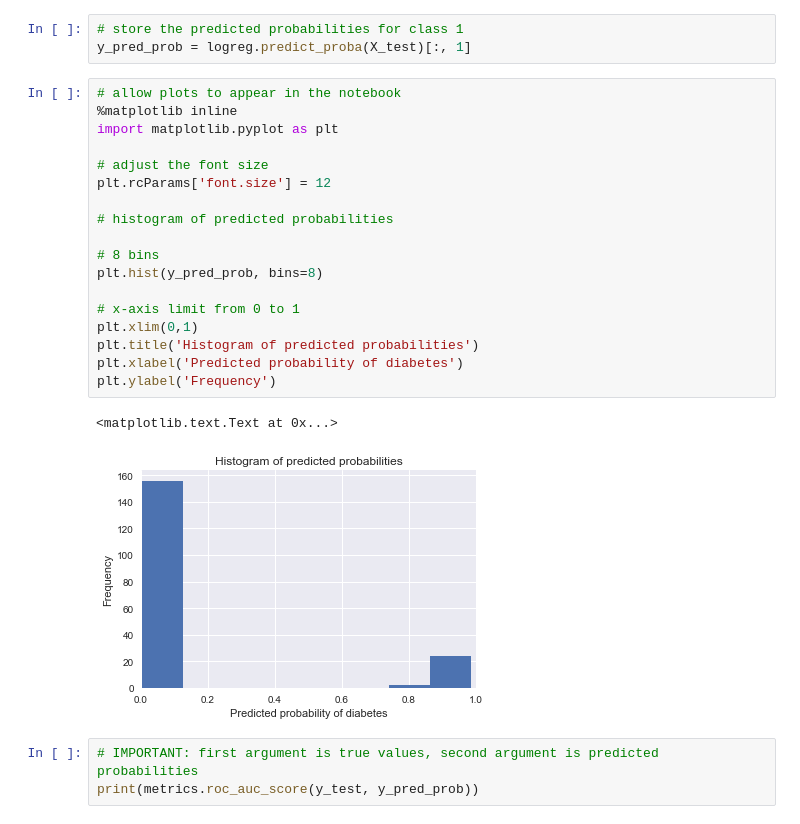
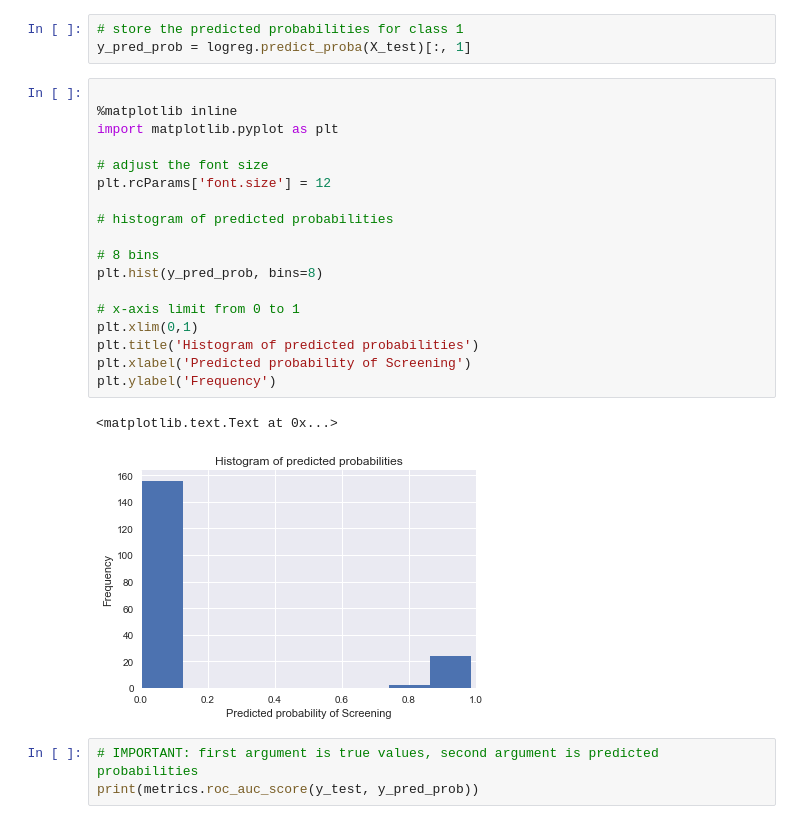
Before and after one commit to rvsaatvik/Predicting-Cervical-Cancer, a Jupyter notebook: Capstone2/Cleanup_Notebook.ipynb, the cells around one changed output. Drawn from its saved outputs; the diff is of its cells as text.

```diff
--- a/Capstone2/Cleanup_Notebook.ipynb
+++ b/Capstone2/Cleanup_Notebook.ipynb
@@ -352,26 +352,26 @@ array([0.01161379, 0.01186513, 0.02270825, 0.93006839, 0.01612933,
 # store the predicted probabilities for class 1
 y_pred_prob = logreg.predict_proba(X_test)[:, 1]
 # %%
-# allow plots to appear in the notebook
+
 %matplotlib inline
 import matplotlib.pyplot as plt
 
 # adjust the font size
 plt.rcParams['font.size'] = 12
 
 # histogram of predicted probabilities
 
 # 8 bins
 plt.hist(y_pred_prob, bins=8)
 
 # x-axis limit from 0 to 1
 plt.xlim(0,1)
 plt.title('Histogram of predicted probabilities')
-plt.xlabel('Predicted probability of diabetes')
+plt.xlabel('Predicted probability of Screening')
 plt.ylabel('Frequency')
 # %% [output]
 <matplotlib.text.Text at 0x...>
-[figure, old version]
+[figure, new version]
 # %%
 # IMPORTANT: first argument is true values, second argument is predicted probabilities
 print(metrics.roc_auc_score(y_test, y_pred_prob))
```
